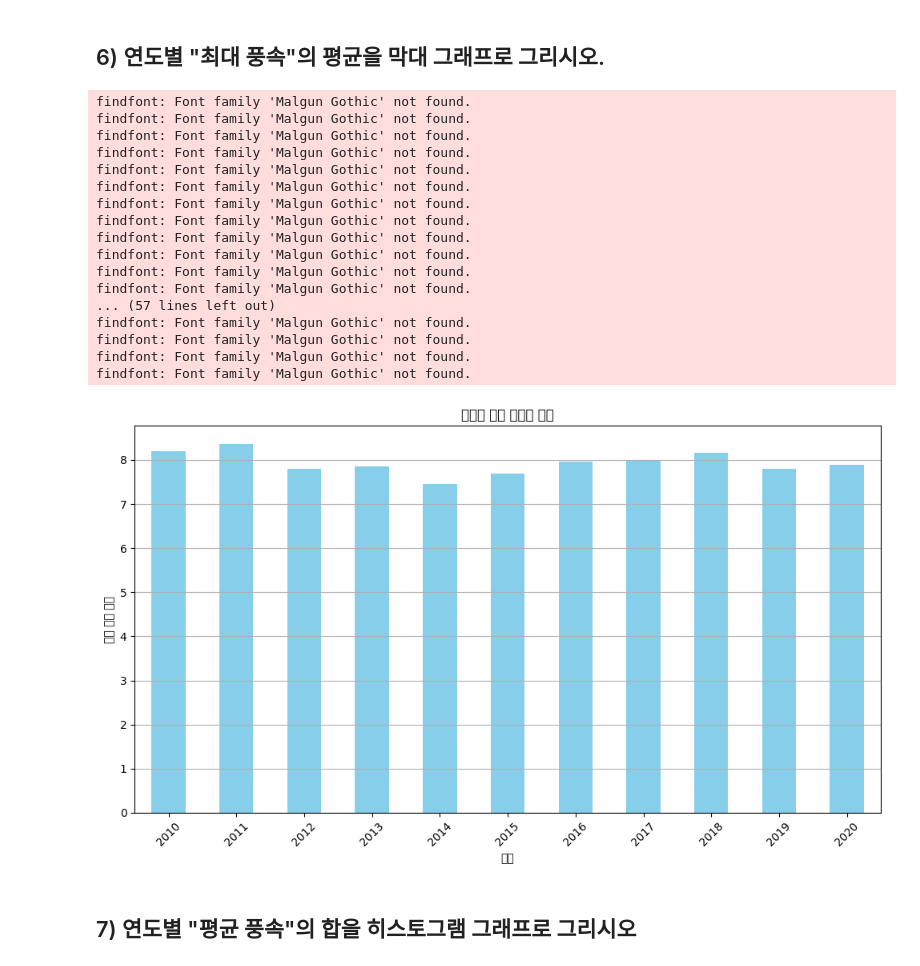
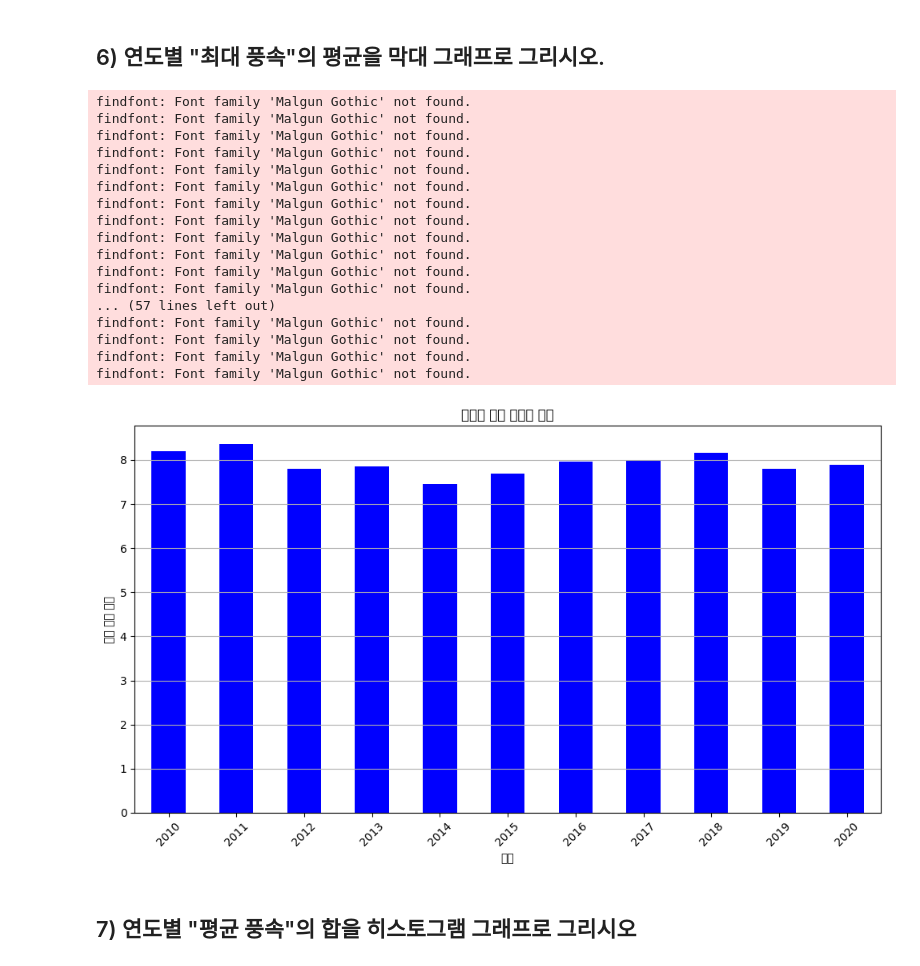
Before and after one commit to KXEN1/python_basic, a Jupyter notebook: time_series_class_5_7.ipynb, the cells around one changed output. Cells and saved outputs as stored; diff of their text form; code cells hidden in the pictures.

```diff
--- a/time_series_class_5_7.ipynb
+++ b/time_series_class_5_7.ipynb
@@ -593,35 +593,35 @@ df['연도'] = df['일시'].dt.year
 # 연도별 "최대 풍속"의 평균 계산
 yearly_avg_max_wind = df.groupby('연도')['최대 풍속'].mean()
 
 # 그래프 그리기
 plt.figure(figsize=(10, 6))
-yearly_avg_max_wind.plot(kind='bar', color='skyblue')
+yearly_avg_max_wind.plot(kind='bar', color='blue')
 plt.title('연도별 최대 풍속의 평균')
 plt.xlabel('연도')
 plt.ylabel('평균 최대 풍속')
 plt.xticks(rotation=45)
 plt.grid(axis='y')
 plt.tight_layout()
 plt.show()
 # %% [output]
 findfont: Font family 'Malgun Gothic' not found.
 findfont: Font family 'Malgun Gothic' not found.
 findfont: Font family 'Malgun Gothic' not found.
 findfont: Font family 'Malgun Gothic' not found.
 findfont: Font family 'Malgun Gothic' not found.
 findfont: Font family 'Malgun Gothic' not found.
 findfont: Font family 'Malgun Gothic' not found.
 findfont: Font family 'Malgun Gothic' not found.
 findfont: Font family 'Malgun Gothic' not found.
 findfont: Font family 'Malgun Gothic' not found.
 findfont: Font family 'Malgun Gothic' not found.
 findfont: Font family 'Malgun Gothic' not found.
 ... (57 lines left out)
 findfont: Font family 'Malgun Gothic' not found.
 findfont: Font family 'Malgun Gothic' not found.
 findfont: Font family 'Malgun Gothic' not found.
 findfont: Font family 'Malgun Gothic' not found.
-[figure, old version]
+[figure, new version]
 # %% [markdown]
 ## 7) 연도별 "평균 풍속"의 합을 히스토그램 그래프로 그리시오
 # %%
```
Also changed, not shown: parts of 1 cell of this notebook.
